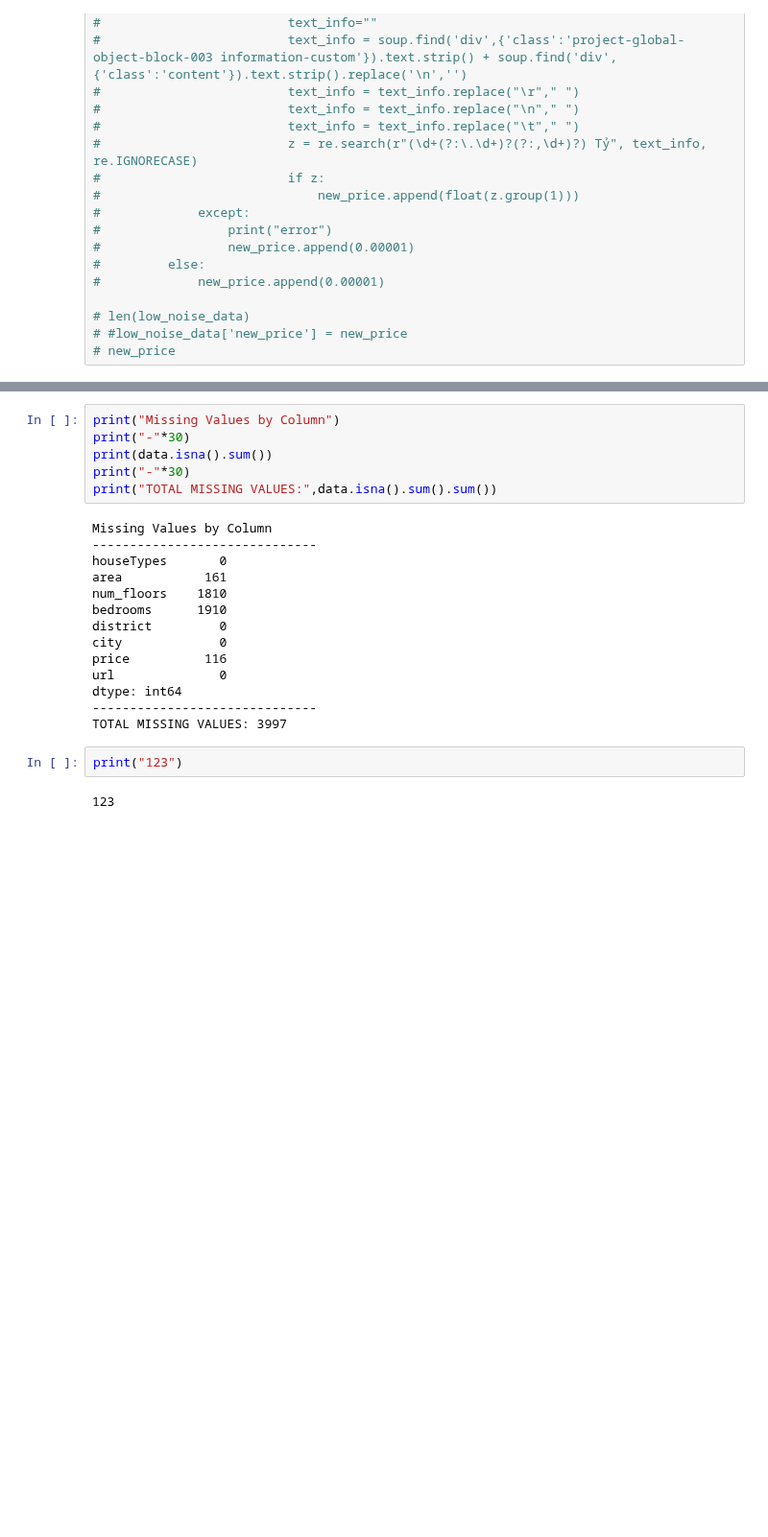
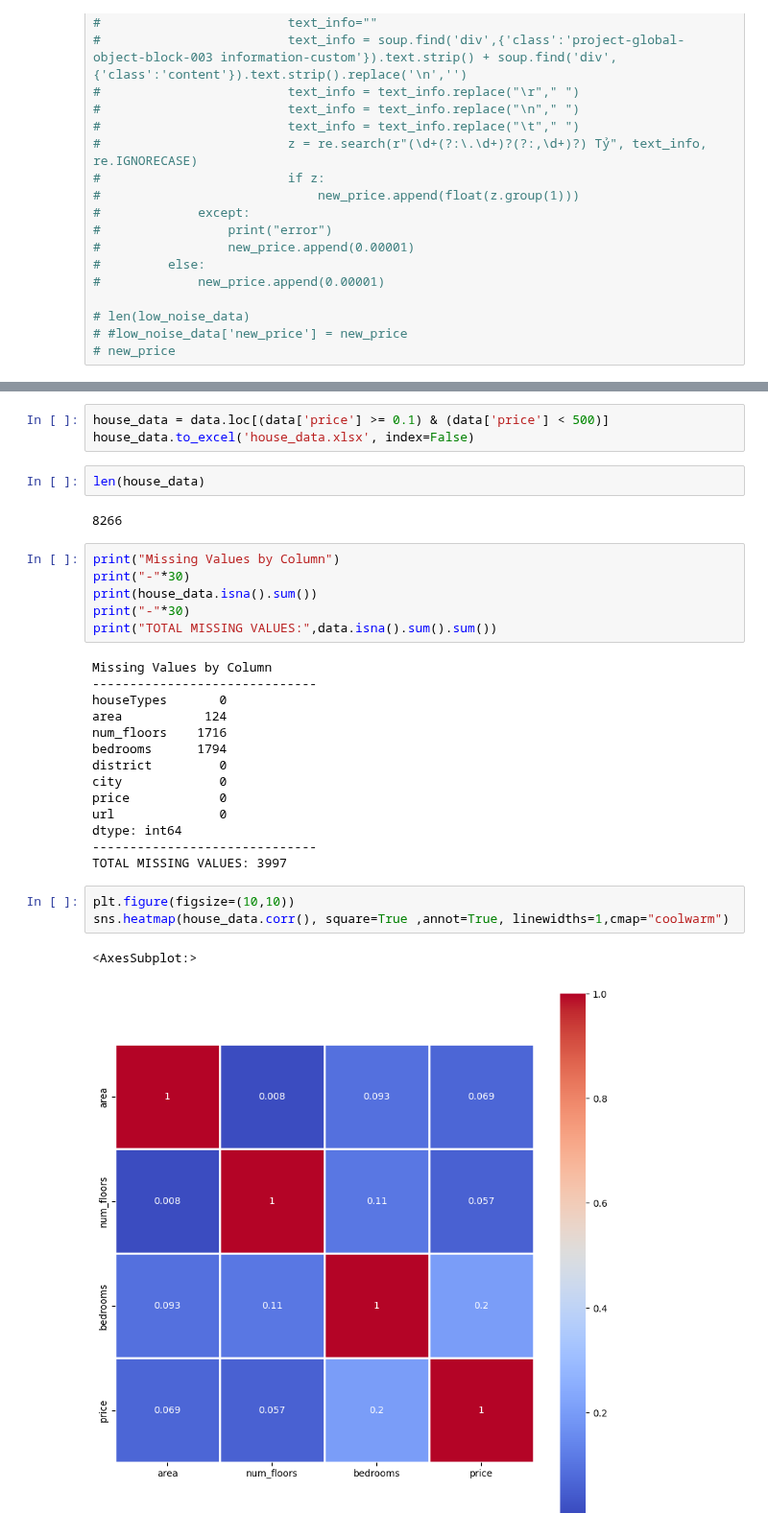
Before and after one commit to DatMinhLeChon/DS.Final, a Jupyter notebook: preprocessing.ipynb, the cells around one changed output, grey strips where cells are left out. Shown at 96% size. Drawn from its saved outputs; the diff is of its cells as text; blank space fills up the shorter version.

```diff
--- a/preprocessing.ipynb
+++ b/preprocessing.ipynb
@@ -188,24 +172,33 @@ data
+# %%
+house_data = data.loc[(data['price'] >= 0.1) & (data['price'] < 500)]
+house_data.to_excel('house_data.xlsx', index=False)
+# %%
+len(house_data)
+# %% [output]
+8266
 # %%
 print("Missing Values by Column")
 print("-"*30)
-print(data.isna().sum())
+print(house_data.isna().sum())
 print("-"*30)
 print("TOTAL MISSING VALUES:",data.isna().sum().sum())
 # %% [output]
 Missing Values by Column
 ------------------------------
 houseTypes       0
-area           161
-num_floors    1810
-bedrooms      1910
+area           124
+num_floors    1716
+bedrooms      1794
 district         0
 city             0
-price          116
+price            0
 url              0
 dtype: int64
 ------------------------------
 TOTAL MISSING VALUES: 3997
-# %%
-print("123")
-# %% [output]
-123
+# %%
+plt.figure(figsize=(10,10))
+sns.heatmap(house_data.corr(), square=True ,annot=True, linewidths=1,cmap="coolwarm")
+# %% [output]
+<AxesSubplot:>
+[figure, added]
```
Also changed, not shown: parts of 10 cells of this notebook, 2 other files.
